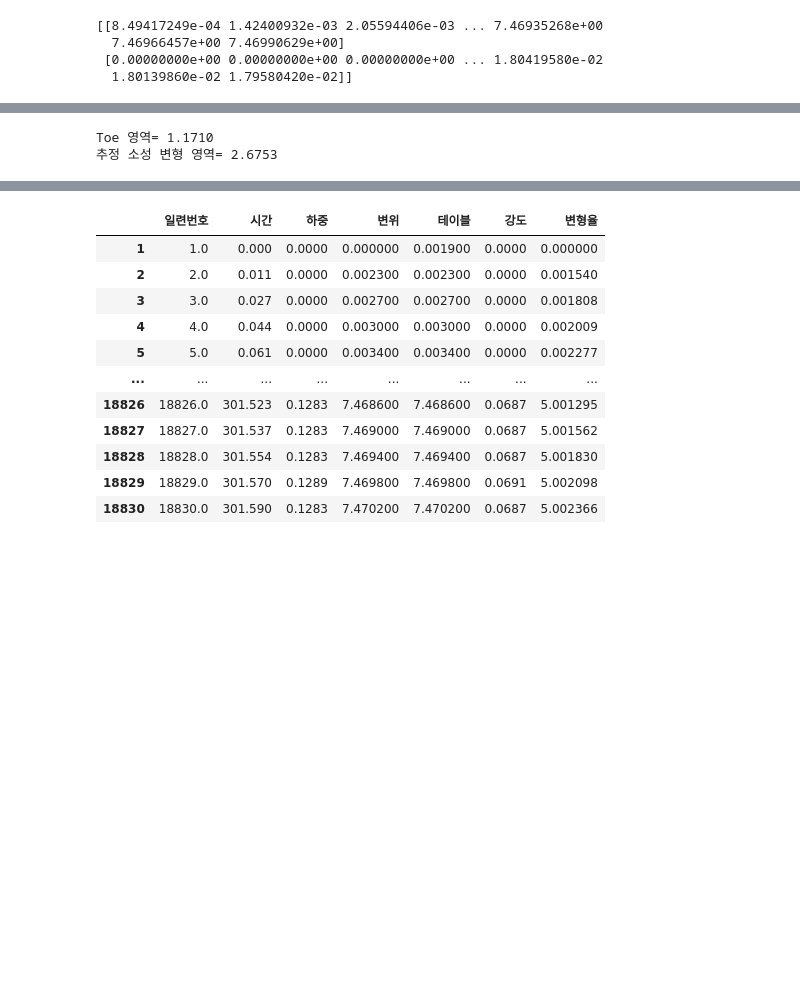
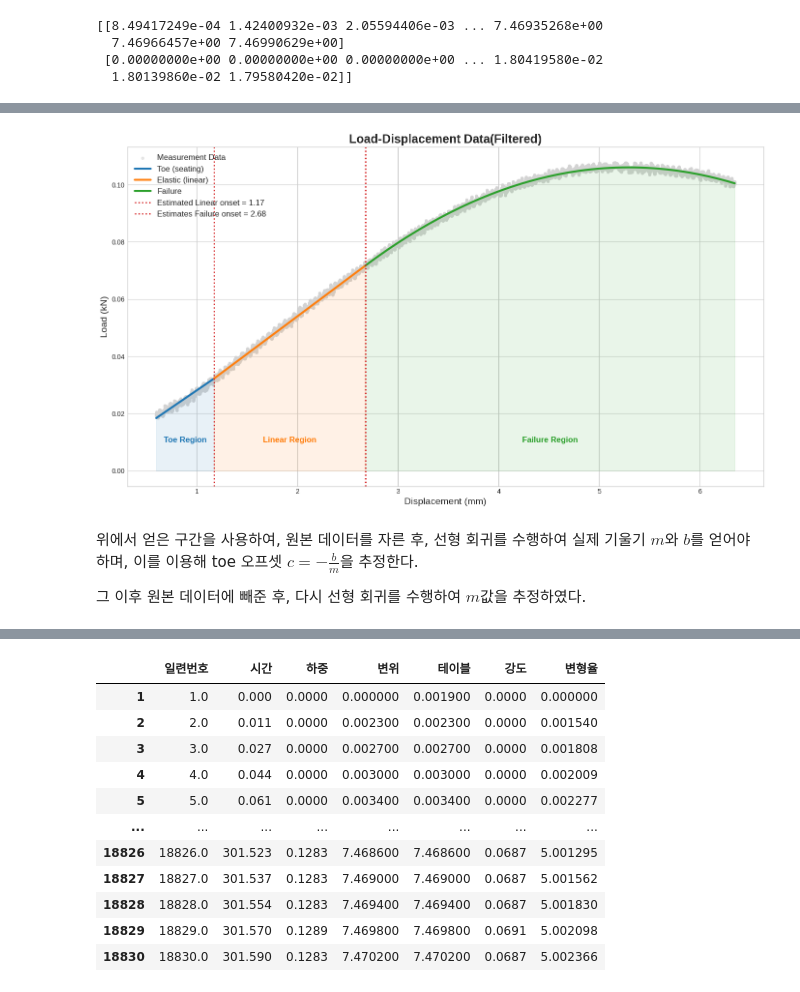
Before and after one commit to imrealhelper/Aerospace_experiment_2, a Jupyter notebook: 3점굽힘시험_plot.ipynb, the cells around one changed output, grey strips where cells are left out. Drawn from its saved outputs; the diff is of its cells as text; code cells hidden in the pictures; blank space fills up the shorter version.

```diff
--- a/3점굽힘시험_plot.ipynb
+++ b/3점굽힘시험_plot.ipynb
@@ -312,6 +349,0 @@ if __name__ == "__main__":
-# %%
-print(f"Toe 영역= {optimal_params['c1']:.4f}")
-print(f"추정 소성 변형 영역= {optimal_params['c2']:.4f}")
-# %% [output]
-Toe 영역= 1.1710
-추정 소성 변형 영역= 2.6753
@@ -323,0 +350,59 @@ D = 7.4667 #최대 처짐률
+# %%
+    if optimal_params:
+        # --- 기존 코드 (데이터 재구성) ---
+        c1, c2 = optimal_params['c1'], optimal_params['c2']
+        m1, b1, m2, a3 = optimal_params['m1'], optimal_params['b1'], optimal_params['m2'], optimal_params['a3']
+
+        x_fit1 = X_data[X_data < c1]
+        y_fit1 = m1 * x_fit1 + b1
+
+        x_fit2 = X_data[(X_data >= c1) & (X_data < c2)]
+        y_fit2 = m2 * (x_fit2 - c1) + (m1 * c1 + b1)
+
+        x_fit3 = X_data[X_data >= c2]
+        f2_at_c2_fit = m2 * (c2 - c1) + (m1 * c1 + b1)
+        y_fit3 = a3 * (x_fit3 - c2)**2 + m2 * (x_fit3 - c2) + f2_at_c2_fit
+
+
+        plt.style.use('seaborn-v0_8-whitegrid')
+        plt.figure(figsize=(14, 8))
+
+        # 1. 원본 데이터 플로팅 (산점도)
+        plt.scatter(X_data, Y_data, s=15, alpha=0.5, color='lightgray', label='Measurement Data')
+
+        # 2. 각 구간별 함수를 다른 색상으로 플로팅
+        plt.plot(x_fit1, y_fit1, color='#1f77b4', lw=3, label='Toe (seating)')
+        plt.plot(x_fit2, y_fit2, color='#ff7f0e', lw=3, label='Elastic (linear)')
+        plt.plot(x_fit3, y_fit3, color='#2ca02c', lw=3, label='Failure')
+
+        # 3. 각 구간 영역을 반투명한 색상으로 채우기 (음영 처리)
+        plt.fill_between(x_fit1, y_fit1, color='#1f77b4', alpha=0.1)
+        plt.fill_between(x_fit2, y_fit2, color='#ff7f0e', alpha=0.1)
+        plt.fill_between(x_fit3, y_fit3, color='#2ca02c', alpha=0.1)
+
+        # 4. 접점(knot)을 명확하게 표시
+        plt.axvline(x=c1, color='#d62728', linestyle=':', linewidth=2, label=f'Estimated Linear onset = {c1:.2f}')
+        plt.axvline(x=c2, color='#d62728', linestyle=':', linewidth=2, label=f'Estimates Failure onset = {c2:.2f}')
+
+        # 5. 각 구간에 텍스트 주석 추가
+        y_min, y_max = plt.ylim()
+        text_y_pos =0.01
+        plt.text(x_fit1.mean(), text_y_pos, 'Toe Region', ha='center', fontsize=12, fontweight='bold', color='#1f77b4')
+        plt.text(x_fit2.mean(), text_y_pos, 'Linear Region', ha='center', fontsize=12, fontweight='bold', color='#ff7f0e')
+        plt.text(x_fit3.mean(), text_y_pos, 'Failure Region', ha='center', fontsize=12, fontweight='bold', color='#2ca02c')
+
+        # 6. 제목 및 라벨, 범례 설정
+        plt.title('Load-Displacement Data(Filtered)', fontsize=18, fontweight='bold')
+        plt.xlabel('Displacement (mm)', fontsize=14)
+        plt.ylabel('Load (kN)', fontsize=14)
+        plt.legend(fontsize=12, loc='upper left')
+
+        # 7. 그래프 레이아웃 최적화 및 표시
+        plt.tight_layout()
+        plt.show()
+# %% [output]
+[figure, added]
+# %% [markdown]
+위에서 얻은 구간을 사용하여, 원본 데이터를 자른 후, 선형 회귀를 수행하여 실제  기울기 $m$와 $b$를 얻어야 하며, 이를 이용해 toe 오프셋 $c = -\frac{b}{m}$을 추정한다.
+
+그 이후 원본 데이터에 빼준 후, 다시 선형 회귀를 수행하여 $m$값을 추정하였다.
```
Also changed, not shown: parts of 33 cells of this notebook.
